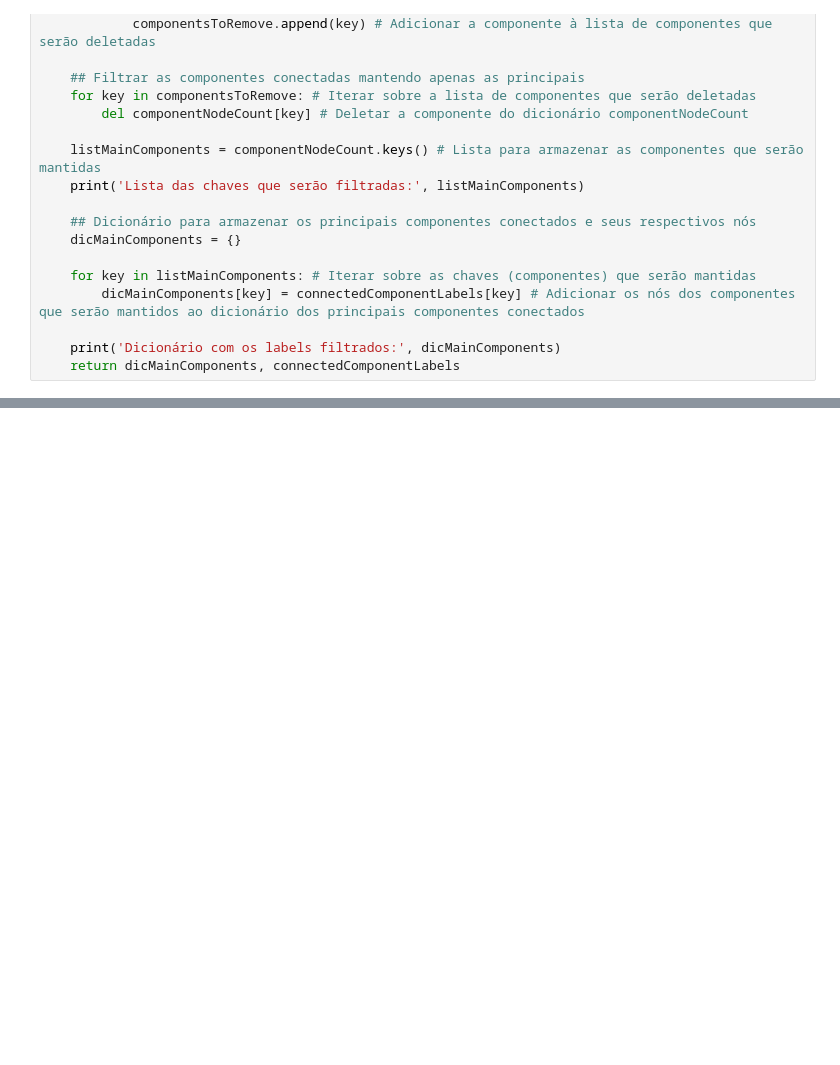
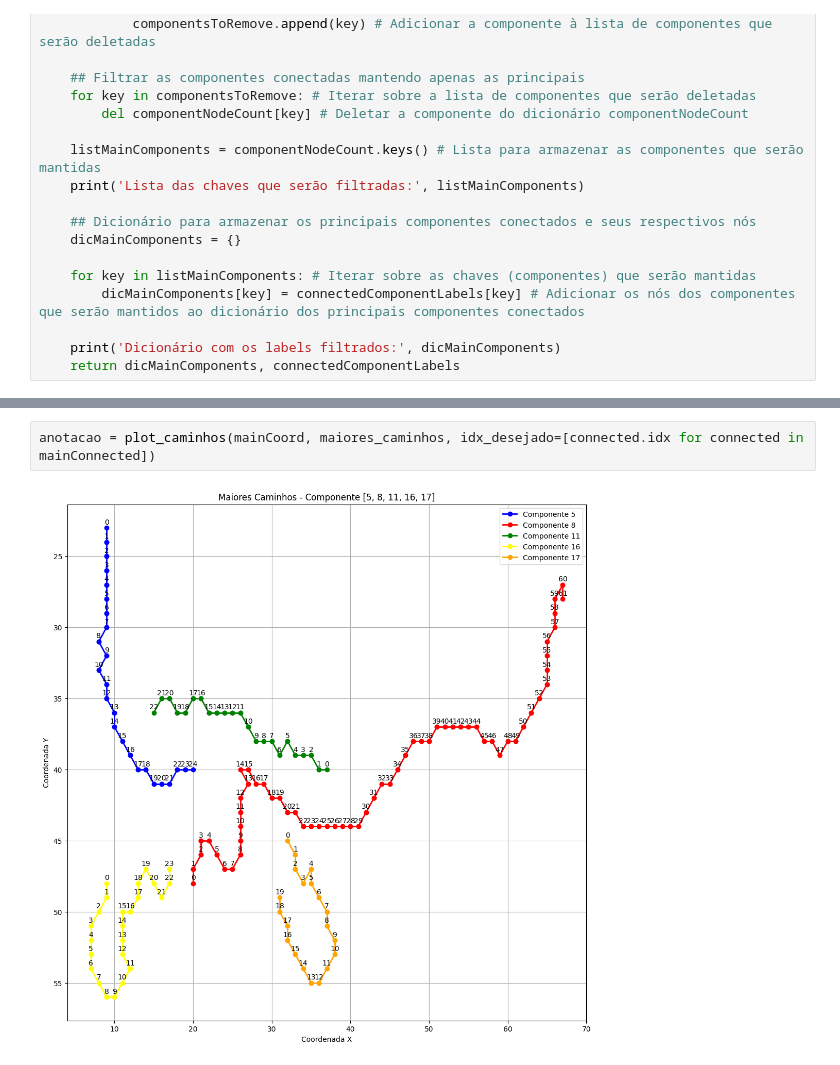
Before and after one commit to MariaLuizaLogrado/PVA, a Jupyter notebook: face_recognition.ipynb, the cells around one changed output, grey strips where cells are left out. Drawn from its saved outputs; the diff is of its cells as text; blank space fills up the shorter version.

```diff
--- a/face_recognition.ipynb
+++ b/face_recognition.ipynb
@@ -454,0 +448,4 @@ plot_caminhos(mainCoord, maiores_caminhos, idx_desejado=[connected.idx for conne
+# %%
+anotacao = plot_caminhos(mainCoord, maiores_caminhos, idx_desejado=[connected.idx for connected in mainConnected])
+# %% [output]
+[figure, added]
```
Also changed, not shown: parts of 11 cells of this notebook.
